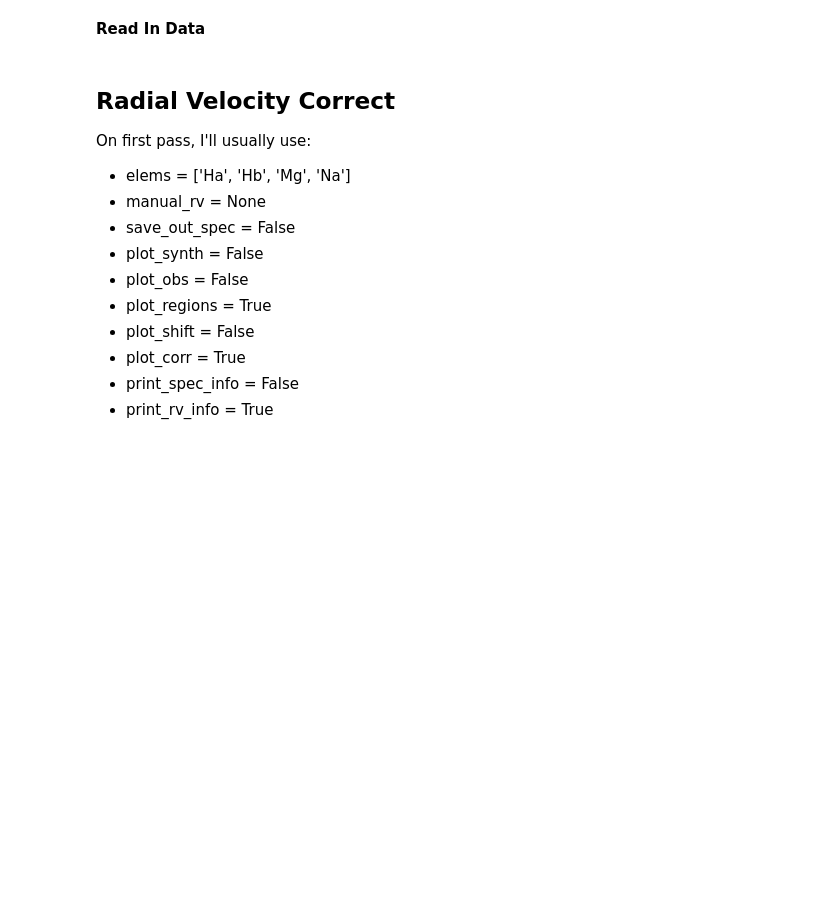
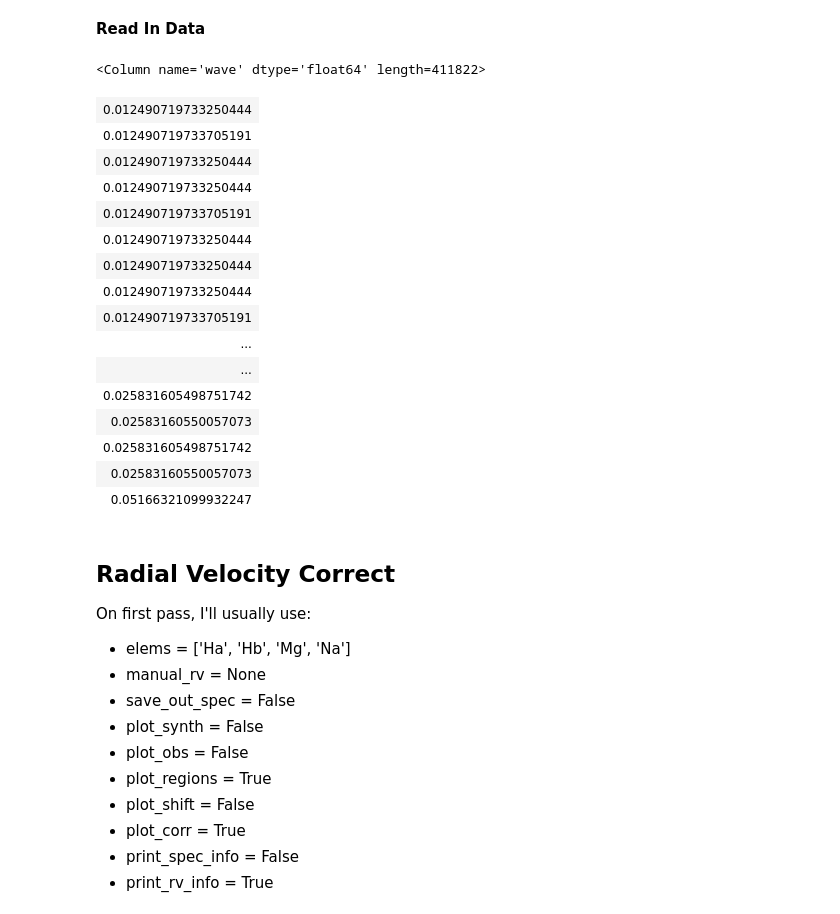
Before and after one commit to jen-cg/ASAP_notebooks, a Jupyter notebook: Step1_Option2b_RadialVelocityCorrect.ipynb, the cells around one changed output. Cells and saved outputs as stored; diff of their text form; code cells hidden in the pictures; blank space fills up the shorter version.

```diff
--- a/Step1_Option2b_RadialVelocityCorrect.ipynb
+++ b/Step1_Option2b_RadialVelocityCorrect.ipynb
@@ -34,10 +34,10 @@ import asap_lib.conversion_utils as cu
 # %% [markdown]
 **Read In Data**
 # %%
-# --- Spectrum to radial velocity correct
-spec = 'HD222925Blue.bin'
-spec_path = '../Data/GHOST_HD222925/'
+# -----------------Spectrum to radial velocity correct
+spec = 'HD122563ESO.bin'
+spec_path = '../Data/GHOSTData/'
 
-# --- Spectrum that has already been radial velocity corrected / is at rest
+# ----------------- Spectrum that has already been radial velocity corrected / is at rest
 template_spec = 'HD122563.fits'
 template_path = '../Data/HD_fits/'
@@ -44,3 +49,25 @@ template_path = '../Data/HD_fits/'
+# %%
+wave,flux,err = sa.read_spec(spec_path + spec, ftype='bin')
+# %%
+np.diff(wave)
+# %% [output]
+<Column name='wave' dtype='float64' length=411822>
+| 0.012490719733250444 |
+| 0.012490719733705191 |
+| 0.012490719733250444 |
+| 0.012490719733250444 |
+| 0.012490719733705191 |
+| 0.012490719733250444 |
+| 0.012490719733250444 |
+| 0.012490719733250444 |
+| 0.012490719733705191 |
+| ... |
+| ... |
+| 0.025831605498751742 |
+| 0.02583160550057073 |
+| 0.025831605498751742 |
+| 0.02583160550057073 |
+| 0.05166321099932247 |
 # %% [markdown]
 ## Radial Velocity Correct
 
```
Also changed, not shown: parts of 7 cells of this notebook, 1 other file.
